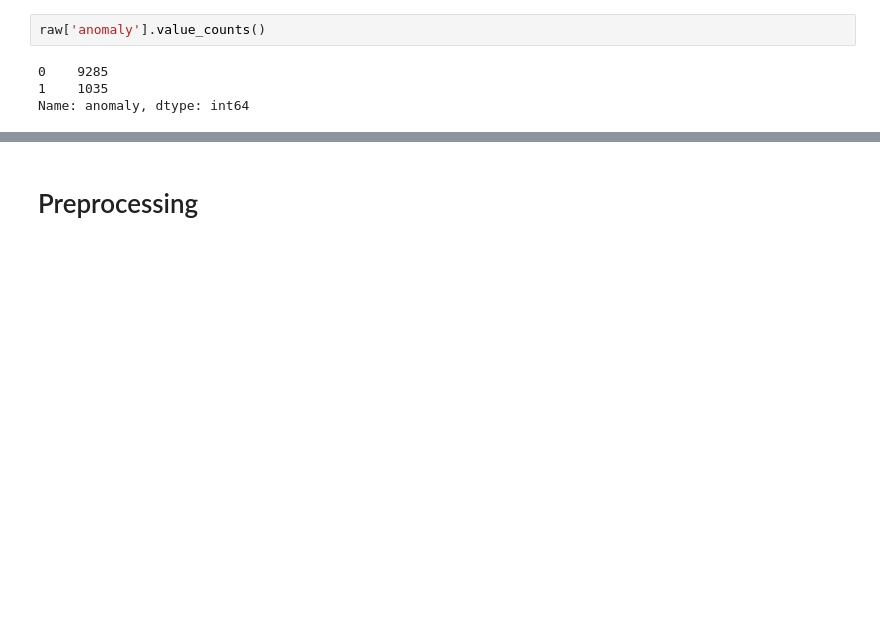
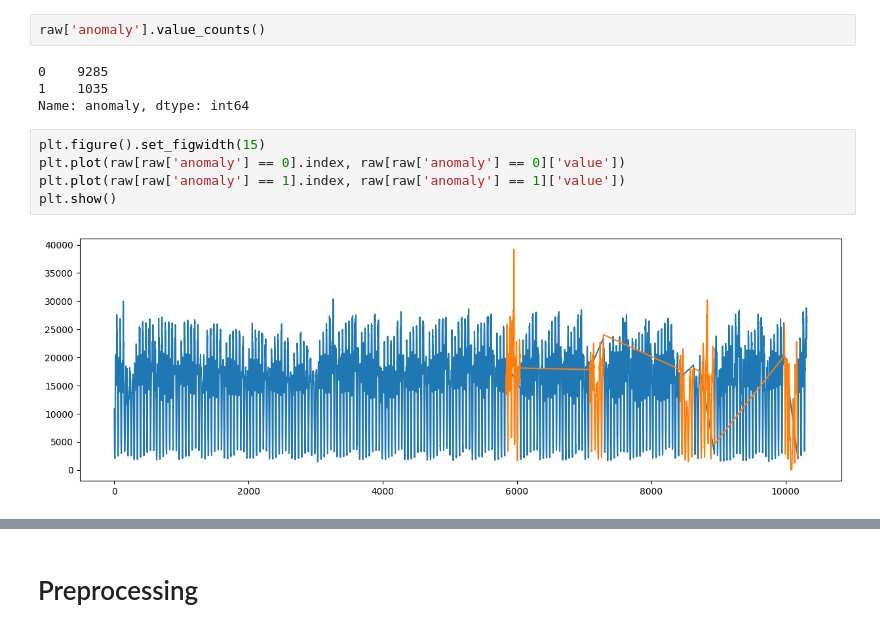
Before and after one commit to fatyanosa/iiwas2023, a Jupyter notebook: nyc_taxi.ipynb, the cells around one changed output, grey strips where cells are left out. Saved outputs shown, nothing was run; the diff lists cells and outputs as text; blank space fills up the shorter version.

Commit message:
visualization

```diff
--- a/nyc_taxi.ipynb
+++ b/nyc_taxi.ipynb
@@ -78,3 +82,10 @@ raw['anomaly'].value_counts()
 0    9285
 1    1035
 Name: anomaly, dtype: int64
+# %%
+plt.figure().set_figwidth(15)
+plt.plot(raw[raw['anomaly'] == 0].index, raw[raw['anomaly'] == 0]['value'])
+plt.plot(raw[raw['anomaly'] == 1].index, raw[raw['anomaly'] == 1]['value'])
+plt.show()
+# %% [output]
+[figure, added]
```
Also changed, not shown: parts of 22 cells of this notebook, 2 other files.
